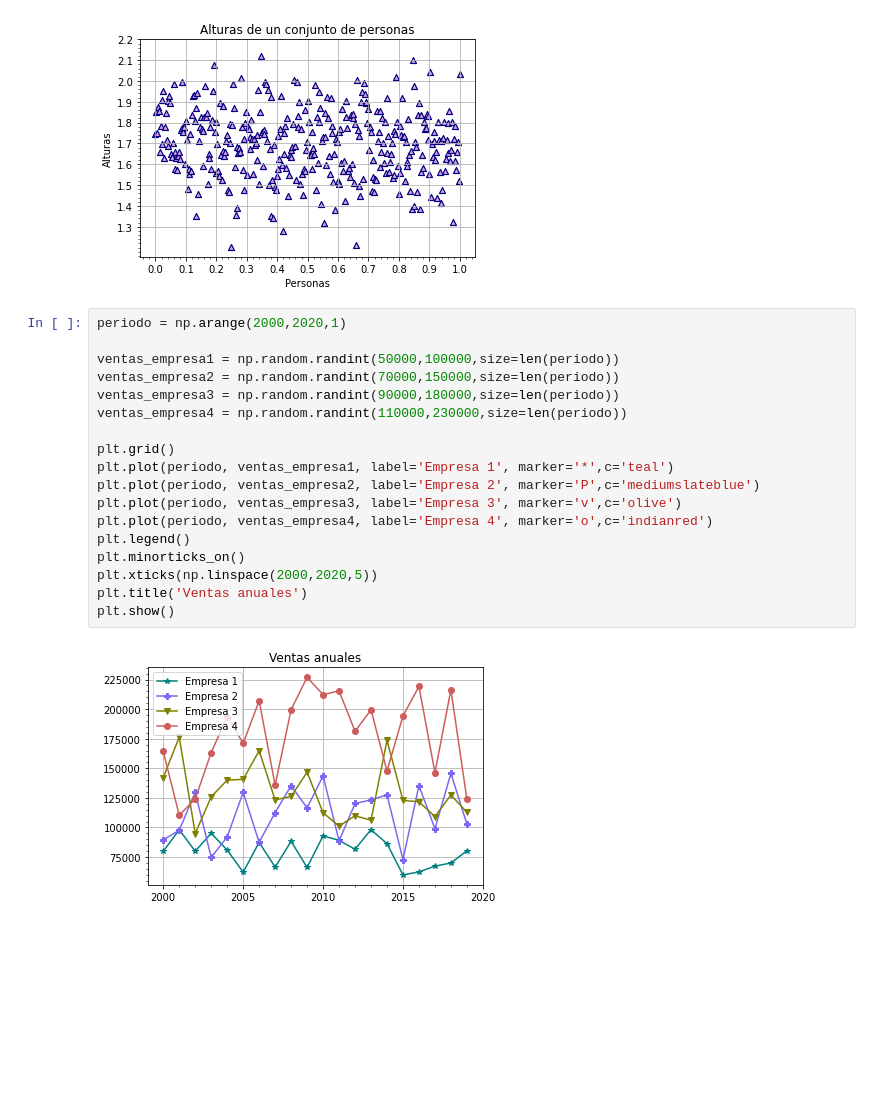
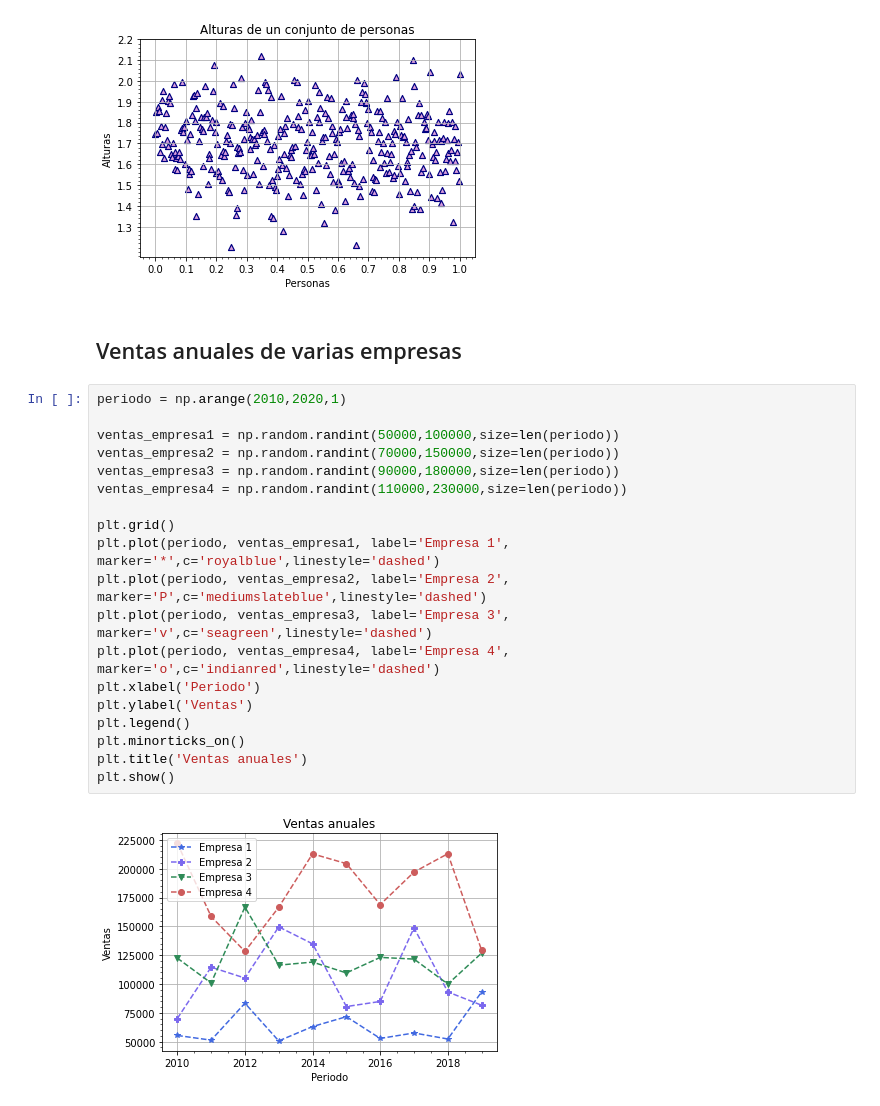
Before and after one commit to Radhe-0/Practicas, a Jupyter notebook: practicas_matplotlib.ipynb, the cells around one changed output. Cells and saved outputs as stored; diff of their text form; blank space fills up the shorter version.

```diff
--- a/practicas_matplotlib.ipynb
+++ b/practicas_matplotlib.ipynb
@@ -36,23 +36,26 @@ plt.minorticks_on( )
 plt.show()
 # %% [output]
 [figure]
+# %% [markdown]
+## Ventas anuales de varias empresas
 # %%
-periodo = np.arange(2000,2020,1)
+periodo = np.arange(2010,2020,1)
 
 ventas_empresa1 = np.random.randint(50000,100000,size=len(periodo))
 ventas_empresa2 = np.random.randint(70000,150000,size=len(periodo))
 ventas_empresa3 = np.random.randint(90000,180000,size=len(periodo))
 ventas_empresa4 = np.random.randint(110000,230000,size=len(periodo))
 
 plt.grid()
-plt.plot(periodo, ventas_empresa1, label='Empresa 1', marker='*',c='teal')
-plt.plot(periodo, ventas_empresa2, label='Empresa 2', marker='P',c='mediumslateblue')
-plt.plot(periodo, ventas_empresa3, label='Empresa 3', marker='v',c='olive')
-plt.plot(periodo, ventas_empresa4, label='Empresa 4', marker='o',c='indianred')
+plt.plot(periodo, ventas_empresa1, label='Empresa 1', marker='*',c='royalblue',linestyle='dashed')
+plt.plot(periodo, ventas_empresa2, label='Empresa 2', marker='P',c='mediumslateblue',linestyle='dashed')
+plt.plot(periodo, ventas_empresa3, label='Empresa 3', marker='v',c='seagreen',linestyle='dashed')
+plt.plot(periodo, ventas_empresa4, label='Empresa 4', marker='o',c='indianred',linestyle='dashed')
+plt.xlabel('Periodo')
+plt.ylabel('Ventas')
 plt.legend()
 plt.minorticks_on()
-plt.xticks(np.linspace(2000,2020,5))
 plt.title('Ventas anuales')
 plt.show()
 # %% [output]
-[figure, old version]
+[figure, new version]
```
Also changed, not shown: parts of 3 cells of this notebook.
